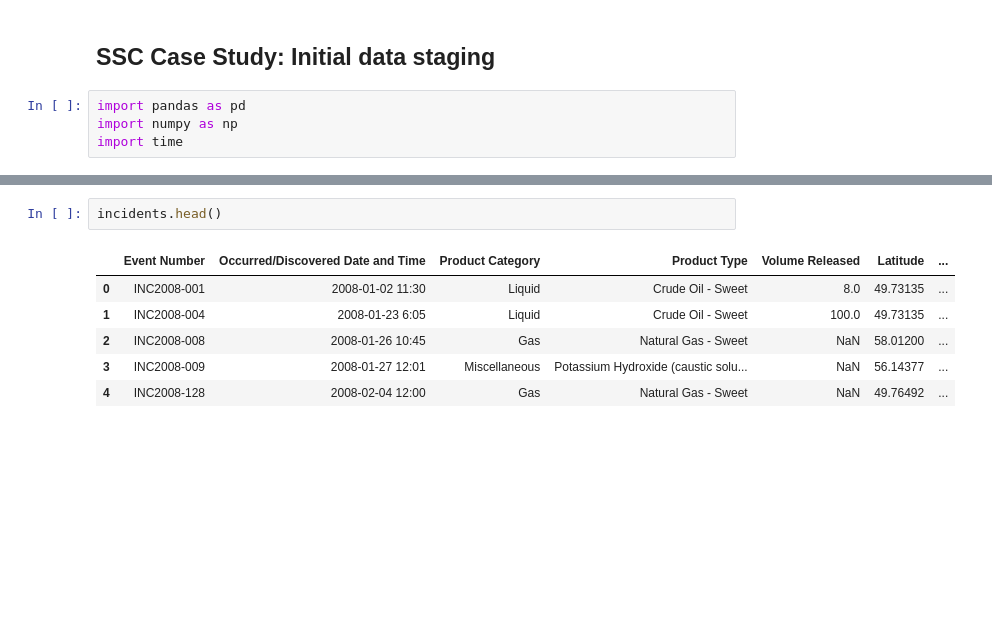
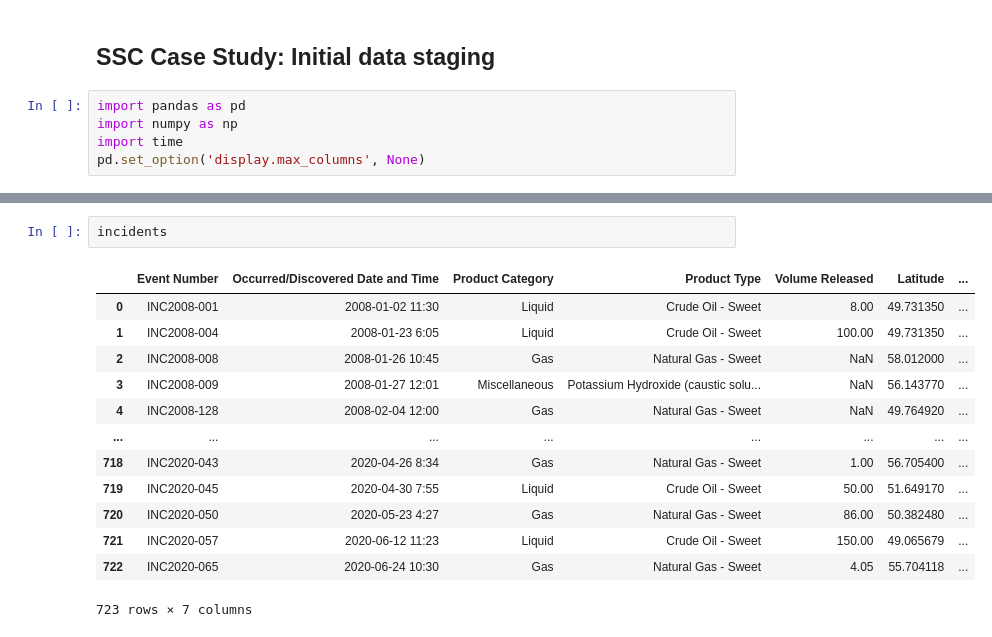
Before and after one commit to cbrad077/SSC_Case1, a Jupyter notebook: Data/SSC_initial_data_staging.ipynb, the cells around one changed output, grey strips where cells are left out. Drawn from its saved outputs; the diff is of its cells as text; blank space fills up the shorter version.

```diff
--- a/Data/SSC_initial_data_staging.ipynb
+++ b/Data/SSC_initial_data_staging.ipynb
@@ -4,4 +4,5 @@
 import pandas as pd
 import numpy as np
 import time
+pd.set_option('display.max_columns', None)
 # %%
@@ -11,10 +30,17 @@ dates = pd.read_csv("Dates_2008_2020.csv")
 # %%
-incidents.head()
+incidents
 # %% [output]
 |  | Event Number | Occurred/Discovered Date and Time | Product Category | Product Type | Volume Released | Latitude | ... |
-| 0 | INC2008-001 | 2008-01-02 11:30 | Liquid | Crude Oil - Sweet | 8.0 | 49.73135 | ... |
-| 1 | INC2008-004 | 2008-01-23 6:05 | Liquid | Crude Oil - Sweet | 100.0 | 49.73135 | ... |
-| 2 | INC2008-008 | 2008-01-26 10:45 | Gas | Natural Gas - Sweet | NaN | 58.01200 | ... |
-| 3 | INC2008-009 | 2008-01-27 12:01 | Miscellaneous | Potassium Hydroxide (caustic solu... | NaN | 56.14377 | ... |
-| 4 | INC2008-128 | 2008-02-04 12:00 | Gas | Natural Gas - Sweet | NaN | 49.76492 | ... |
+| 0 | INC2008-001 | 2008-01-02 11:30 | Liquid | Crude Oil - Sweet | 8.00 | 49.731350 | ... |
+| 1 | INC2008-004 | 2008-01-23 6:05 | Liquid | Crude Oil - Sweet | 100.00 | 49.731350 | ... |
+| 2 | INC2008-008 | 2008-01-26 10:45 | Gas | Natural Gas - Sweet | NaN | 58.012000 | ... |
+| 3 | INC2008-009 | 2008-01-27 12:01 | Miscellaneous | Potassium Hydroxide (caustic solu... | NaN | 56.143770 | ... |
+| 4 | INC2008-128 | 2008-02-04 12:00 | Gas | Natural Gas - Sweet | NaN | 49.764920 | ... |
+| ... | ... | ... | ... | ... | ... | ... | ... |
+| 718 | INC2020-043 | 2020-04-26 8:34 | Gas | Natural Gas - Sweet | 1.00 | 56.705400 | ... |
+| 719 | INC2020-045 | 2020-04-30 7:55 | Liquid | Crude Oil - Sweet | 50.00 | 51.649170 | ... |
+| 720 | INC2020-050 | 2020-05-23 4:27 | Gas | Natural Gas - Sweet | 86.00 | 50.382480 | ... |
+| 721 | INC2020-057 | 2020-06-12 11:23 | Liquid | Crude Oil - Sweet | 150.00 | 49.065679 | ... |
+| 722 | INC2020-065 | 2020-06-24 10:30 | Gas | Natural Gas - Sweet | 4.05 | 55.704118 | ... |
+723 rows × 7 columns
 # %%
```
Also changed, not shown: parts of 6 cells of this notebook.
